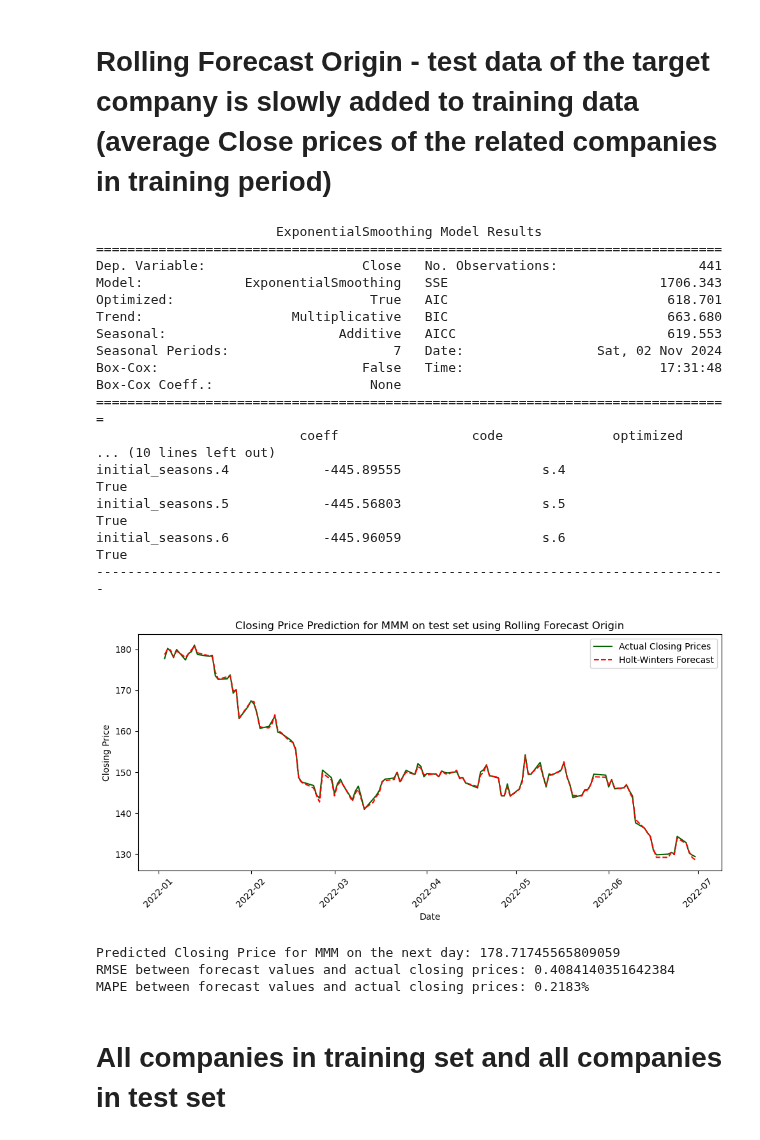
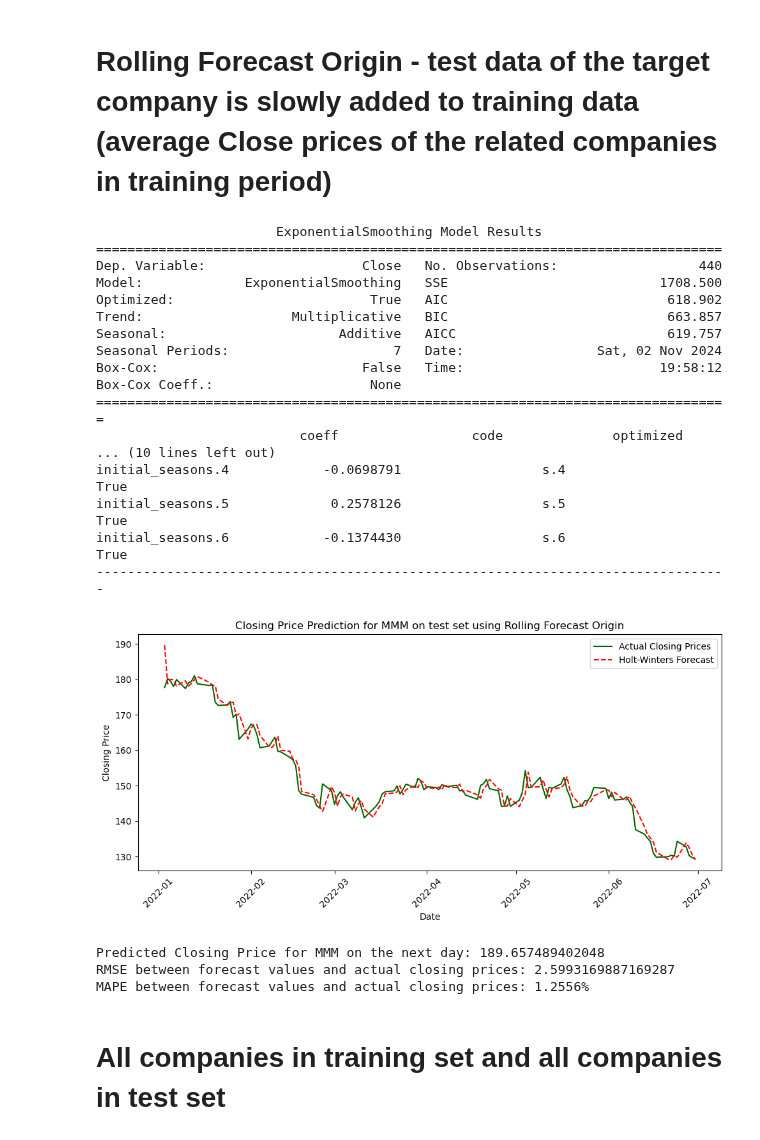
Before and after one commit to yothisisash/IT1244-Stock-Market, a Jupyter notebook: holt_winters_all_and_some_companies_v2.ipynb, the cells around one changed output. Cells and saved outputs as stored; diff of their text form; code cells hidden in the pictures.

```diff
--- a/holt_winters_all_and_some_companies_v2.ipynb
+++ b/holt_winters_all_and_some_companies_v2.ipynb
@@ -320,10 +320,10 @@ test_company_data.set_index('Date', inplace=True)
 forecasts = []
 actual_values = []
 
-# Start rolling forecast from the first day of the test set
+# Start rolling forecast from the last day of training set
 for i in range(len(test_company_data)):
     # Combine the training data with the current test data point
-    combined_data = pd.concat([avg_train_n_days, test_company_data['Close'][:i + 1]])
+    combined_data = pd.concat([avg_train_n_days, test_company_data['Close'][:i-1 + 1]])
 
     # Fit the Holt-Winters model
     model = ExponentialSmoothing(combined_data, trend=lowest_trend, seasonal=lowest_seasonal, seasonal_periods=7)
@@ -342,46 +342,46 @@ forecast_series = pd.Series(forecasts, index=forecast_index)
 
 # Calculate RMSE and MAPE
 test_rmse = root_mean_squared_error(actual_values, forecasts)
 test_mape = np.mean(np.abs((np.array(actual_values) - np.array(forecasts)) / np.array(actual_values))) * 100
 
 # Visualization
 plt.figure(figsize=(10, 5))
 plt.plot(test_company_data.index, test_company_data['Close'], label='Actual Closing Prices', color='darkgreen')
 plt.plot(forecast_series.index, forecast_series, label='Holt-Winters Forecast', color='red', linestyle='--')
 plt.title(f'Closing Price Prediction for {test_company} on test set using Rolling Forecast Origin')
 plt.xlabel('Date')
 plt.ylabel('Closing Price')
 plt.legend()
 plt.xticks(rotation=45)
 plt.tight_layout()
 plt.show()
 
 # Output the predicted closing price and print its performance metrics
 print(f'Predicted Closing Price for {test_company} on the next day: {forecast_series.iloc[0]}')
 print(f"RMSE between forecast values and actual closing prices: {test_rmse}")
 print(f'MAPE between forecast values and actual closing prices: {test_mape:.4f}%')
 # %% [output]
                        ExponentialSmoothing Model Results
 ================================================================================
-Dep. Variable:                    Close   No. Observations:                  441
-Model:             ExponentialSmoothing   SSE                           1706.343
-Optimized:                         True   AIC                            618.701
-Trend:                   Multiplicative   BIC                            663.680
-Seasonal:                      Additive   AICC                           619.553
+Dep. Variable:                    Close   No. Observations:                  440
+Model:             ExponentialSmoothing   SSE                           1708.500
+Optimized:                         True   AIC                            618.902
+Trend:                   Multiplicative   BIC                            663.857
+Seasonal:                      Additive   AICC                           619.757
 Seasonal Periods:                     7   Date:                 Sat, 02 Nov 2024
-Box-Cox:                          False   Time:                         17:31:48
+Box-Cox:                          False   Time:                         19:58:12
 Box-Cox Coeff.:                    None
 =================================================================================
                           coeff                 code              optimized
 ... (10 lines left out)
-initial_seasons.4            -445.89555                  s.4                 True
-initial_seasons.5            -445.56803                  s.5                 True
-initial_seasons.6            -445.96059                  s.6                 True
+initial_seasons.4            -0.0698791                  s.4                 True
+initial_seasons.5             0.2578126                  s.5                 True
+initial_seasons.6            -0.1374430                  s.6                 True
 ---------------------------------------------------------------------------------
-[figure, old version]
+[figure, new version]
-Predicted Closing Price for MMM on the next day: 178.71745565809059
-RMSE between forecast values and actual closing prices: 0.4084140351642384
-MAPE between forecast values and actual closing prices: 0.2183%
+Predicted Closing Price for MMM on the next day: 189.657489402048
+RMSE between forecast values and actual closing prices: 2.5993169887169287
+MAPE between forecast values and actual closing prices: 1.2556%
 # %% [markdown]
 # All companies in training set and all companies in test set
 # %% [markdown]
```
Also changed, not shown: parts of 6 cells of this notebook, 1 other file.
